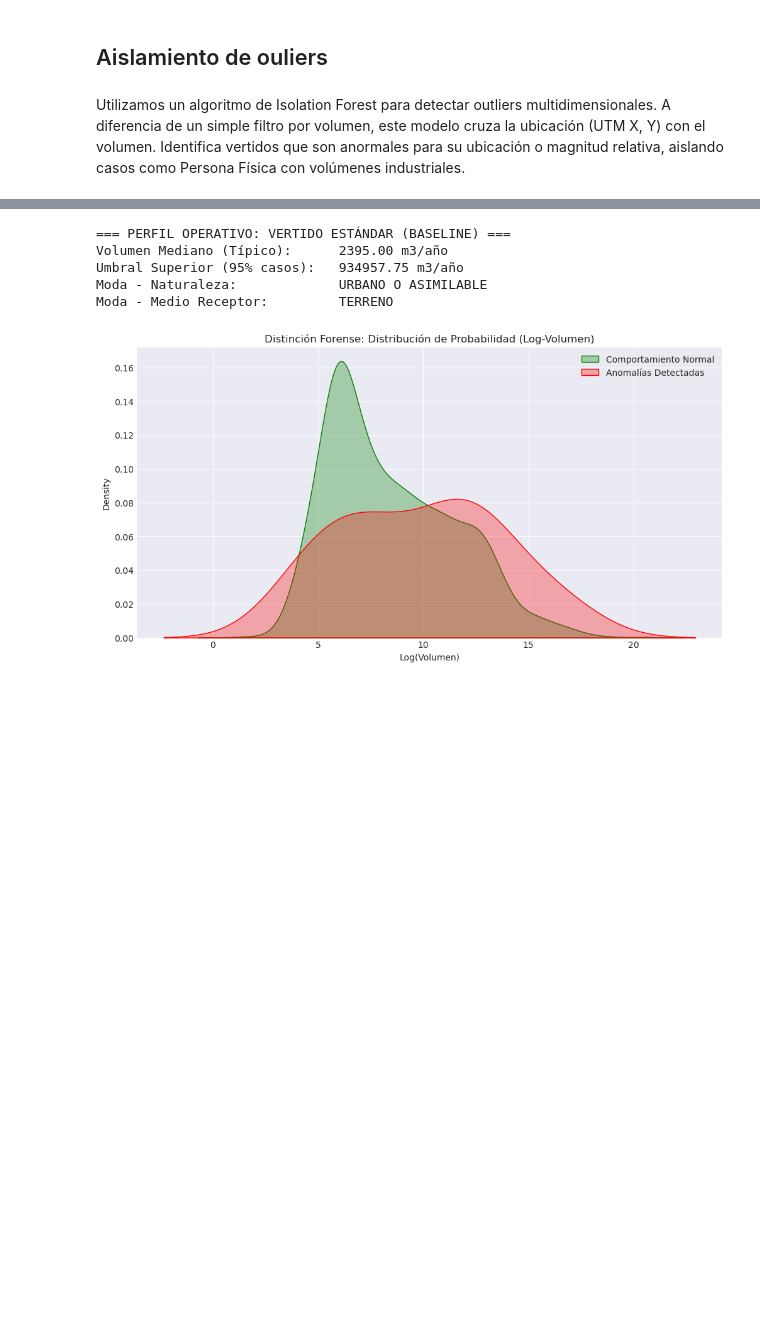
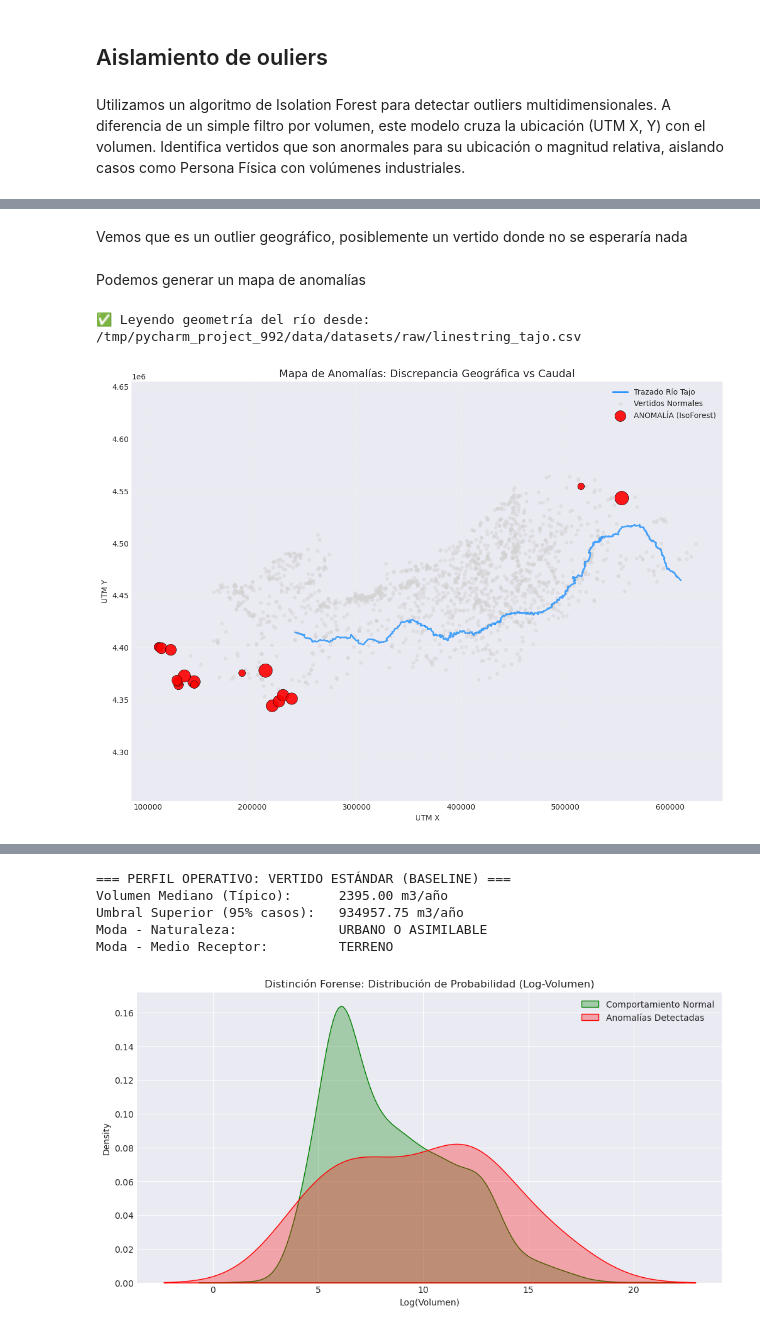
Before and after one commit to theDuoXu/Project-Stalker, a Jupyter notebook: notebooks/Censo de autorizados a verter.ipynb, the cells around one changed output, grey strips where cells are left out. Saved outputs shown, nothing was run; the diff lists cells and outputs as text; code cells hidden in the pictures; blank space fills up the shorter version.

```diff
--- a/notebooks/Censo de autorizados a verter.ipynb
+++ b/notebooks/Censo de autorizados a verter.ipynb
@@ -620,0 +682,67 @@ Antes de juzgar lo anormal, debemos definir rigurosamente lo normal. Utilizando
+# %% [markdown]
+Vemos que es un outlier geográfico, posiblemente un vertido donde no se esperaría nada
+# %% [markdown]
+Podemos generar un mapa de anomalías
+# %%
+ruta_rio = '/tmp/pycharm_project_992/data/datasets/raw/linestring_tajo.csv'
+
+plt.figure(figsize=(14, 10))
+
+# PINTAR EL RÍO (Capa inferior)
+if os.path.exists(ruta_rio):
+    print(f"✅ Leyendo geometría del río desde: {ruta_rio}")
+    try:
+        df_rio = pd.read_csv(ruta_rio)
+
+        # Iteramos sobre la columna 'geometry' que contiene el MULTILINESTRING
+        for geom_txt in df_rio['geometry']:
+            try:
+                # Convertimos texto WKT a objeto geométrico
+                geom = wkt.loads(geom_txt)
+
+                # Extraemos coordenadas X, Y para pintar
+                if geom.geom_type == 'MultiLineString':
+                    for line in geom.geoms:
+                        x, y = line.xy
+                        plt.plot(x, y, color='dodgerblue', linewidth=2, alpha=0.8)
+                elif geom.geom_type == 'LineString':
+                    x, y = geom.xy
+                    plt.plot(x, y, color='dodgerblue', linewidth=2, alpha=0.8)
+            except Exception as e:
+                pass  # Si alguna fila está corrupta, la saltamos
+
+        # Truco para que salga en la leyenda una sola vez
+        plt.plot([], [], color='dodgerblue', linewidth=2, label='Trazado Río Tajo')
+
+    except Exception as e:
+        print(f"Error procesando el archivo del río: {e}")
+else:
+    print(f"El archivo {ruta_rio} no existe. Se pintarán solo los puntos.")
+
+# PINTAR VERTIDOS (Capa superior)
+# Normales (Gris)
+normales = df[df['anomaly_score'] == 1]
+plt.scatter(normales['UTM_X'], normales['UTM_Y'],
+            c='lightgray', s=15, alpha=0.4, label='Vertidos Normales')
+
+# Anomalías (Rojo)
+anomalos = df[df['anomaly_score'] == -1]
+plt.scatter(anomalos['UTM_X'], anomalos['UTM_Y'],
+            c='red',
+            s=anomalos['log_vol'] * 20,  # Tamaño proporcional al volumen
+            edgecolors='black', linewidth=0.5,
+            alpha=0.9,
+            label='ANOMALÍA (IsoForest)')
+
+# --- ESTÉTICA ---
+plt.title("Mapa de Anomalías: Discrepancia Geográfica vs Caudal", fontsize=14)
+plt.xlabel("UTM X")
+plt.ylabel("UTM Y")
+plt.legend(loc='upper right')
+plt.axis('equal')  # CLAVE: Para que el mapa no salga estirado
+plt.grid(True, linestyle='--', alpha=0.3)
+
+plt.show()
+# %% [output]
+✅ Leyendo geometría del río desde: /tmp/pycharm_project_992/data/datasets/raw/linestring_tajo.csv
+[figure, added]
```
Also changed, not shown: parts of 137 cells of this notebook, 1 other file.
